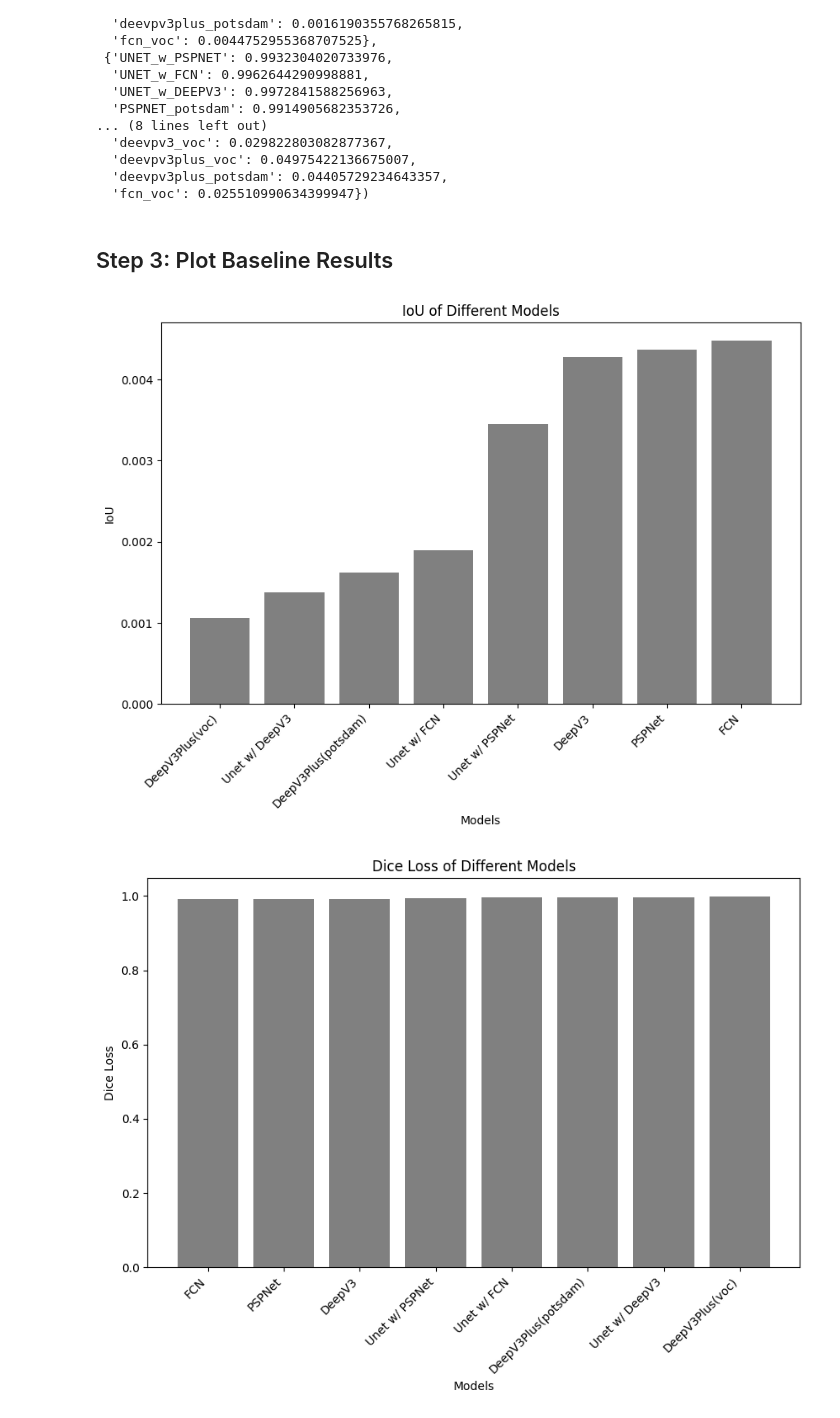
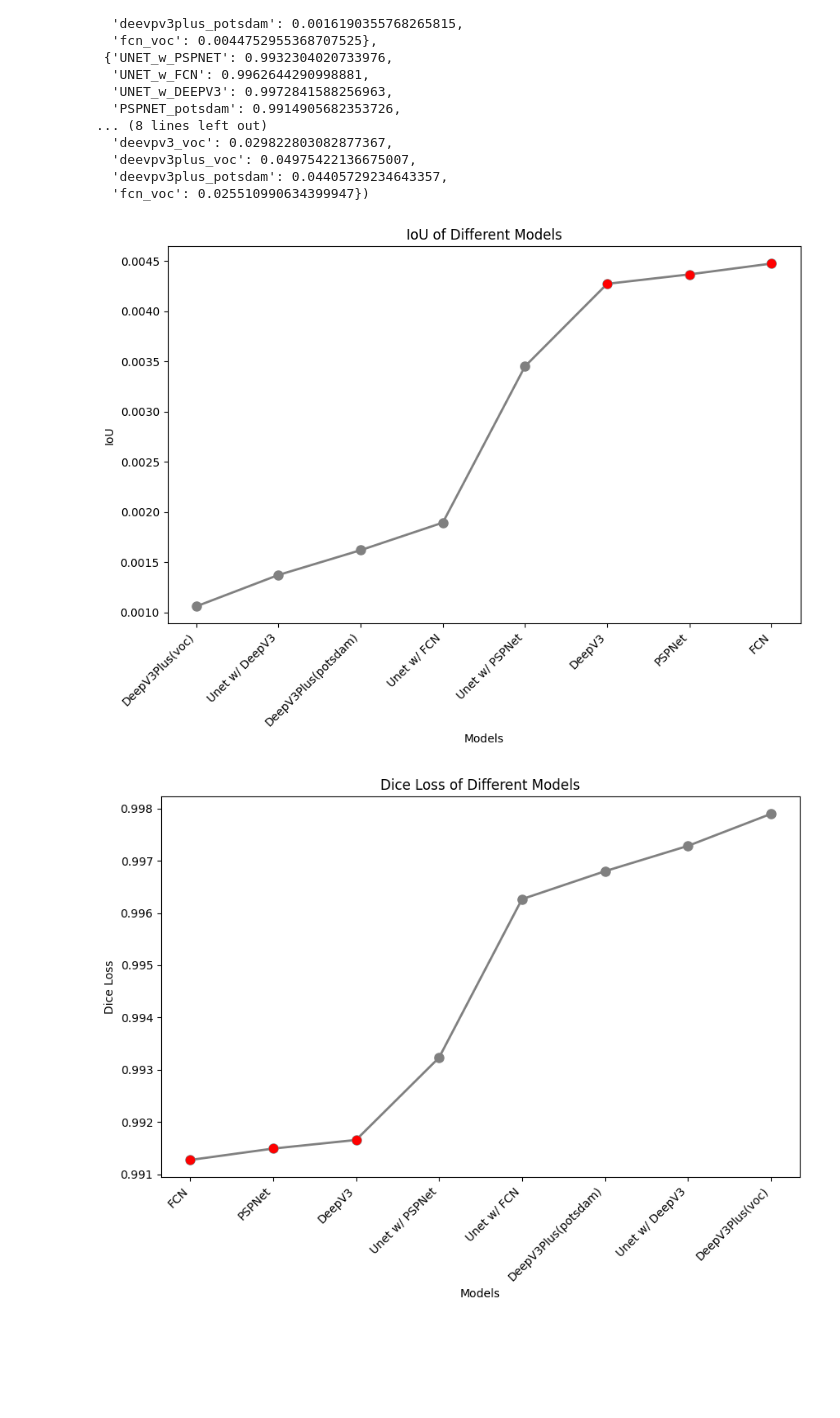
Before and after one commit to heath3rq/ML_Transfer-Learning-for-Semantic-Segmentation-in-Medical-Imaging, a Jupyter notebook: 4_inference.ipynb, the cells around one changed output. Cells and saved outputs as stored; diff of their text form; code cells hidden in the pictures; blank space fills up the shorter version.

```diff
--- a/4_inference.ipynb
+++ b/4_inference.ipynb
@@ -355,20 +357,30 @@ iou_dict, dice_dict, bfl_dict
   'deevpv3plus_voc': 0.04975422136675007,
   'deevpv3plus_potsdam': 0.04405729234643357,
   'fcn_voc': 0.025510990634399947})
-# %% [markdown]
-## Step 3: Plot Baseline Results
 # %%
 import matplotlib.pyplot as plt
 
-def plot_dict(dict_, metric):
+def plot_dict(dict_, metric, highlight_top=True):
     data = dict_
 
     # Sort the dictionary by values in ascending order
     sorted_data = dict(sorted(data.items(), key=lambda item: item[1]))
 
+    # Get the indices of the top or bottom three values based on the highlight_top parameter
+    if highlight_top:
+        indices_to_highlight = list(sorted_data.keys())[-3:]
+    else:
+        indices_to_highlight = list(sorted_data.keys())[:3]
+
     # Plotting
     plt.figure(figsize=(10, 6))
-    plt.bar(sorted_data.keys(), sorted_data.values(), color='grey')
+
+    # Plot all values in grey
+    plt.plot(sorted_data.keys(), sorted_data.values(), color='grey', linewidth=2, markersize=8, marker='o')
+
+    # Highlight the top or bottom three values in red
+    plt.scatter(indices_to_highlight, [sorted_data[idx] for idx in indices_to_highlight], color='red', s=50, zorder=5)
+
     plt.title(f'{metric} of Different Models')
     plt.xlabel('Models')
     plt.ylabel(metric)
@@ -385,21 +397,21 @@ iou_dict_ = {
         'DeepV3Plus(potsdam)': 0.0016190355768265815,
         'FCN': 0.0044752955368707525
     }
-plot_dict(iou_dict_, 'IoU')
+plot_dict(iou_dict_, 'IoU', highlight_top=True)
 # %% [output]
-[figure, old version]
+[figure, new version]
 # %%
 dice_loss_dict_ = {'Unet w/ PSPNet': 0.9932304020733976,
   'Unet w/ FCN': 0.9962644290998881,
   'Unet w/ DeepV3': 0.9972841588256963,
   'PSPNet': 0.9914905682353726,
   'DeepV3': 0.9916556165664492,
   'DeepV3Plus(voc)': 0.9978960820807056,
   'DeepV3Plus(potsdam)': 0.9967992218758718,
   'FCN': 0.9912721586303156,}
-plot_dict(dice_loss_dict_, 'Dice Loss')
+plot_dict(dice_loss_dict_, 'Dice Loss', highlight_top=False)
 # %% [output]
-[figure, old version]
+[figure, new version]
 # %%
 bfl_loss_dict_ = {'Unet w/ PSPNet': 0.06009949083124445,
     'Unet w/ FCN': 0.060201221657090825,
```
Also changed, not shown: parts of 2 cells of this notebook, 1 other file.
